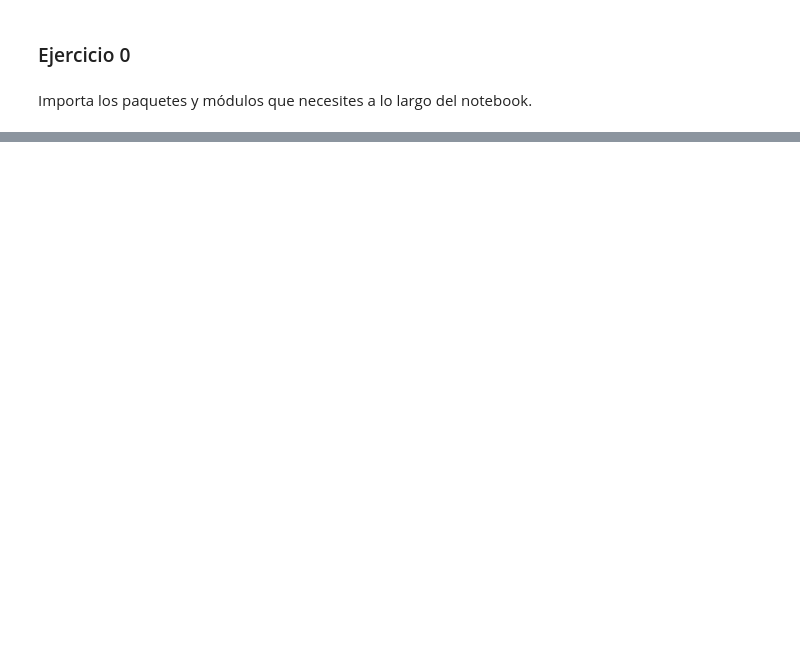
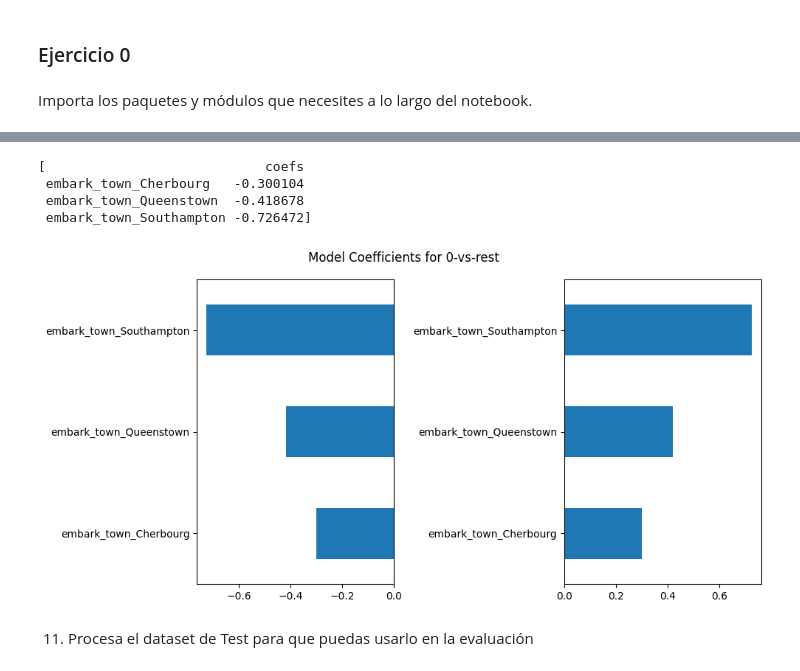
Before and after one commit to jorgegmayorgas/ONLINE_DS_THEBRIDGE_JORGE_GIMENEZ, a Jupyter notebook: 04_Machine_Learning/Sprint_12/Unidad_02/Practica_Obligatoria/18_Practica_Obligatoria_Clasificacion_y_Regresion_Logistica.ipynb, the cells around one changed output, grey strips where cells are left out. Cells and saved outputs as stored; diff of their text form; code cells hidden in the pictures; blank space fills up the shorter version.

```diff
--- a/04_Machine_Learning/Sprint_12/Unidad_02/Practica_Obligatoria/18_Practica_Obligatoria_Clasificacion_y_Regresion_Logistica.ipynb
+++ b/04_Machine_Learning/Sprint_12/Unidad_02/Practica_Obligatoria/18_Practica_Obligatoria_Clasificacion_y_Regresion_Logistica.ipynb
@@ -15,0 +454,27 @@ Importa los paquetes y módulos que necesites a lo largo del notebook.
+# %%
+def show_coefs(model, figsize=(10, 5)):
+    number_of_submodels = model.coef_.shape[0] # Obtenemos el número de submodelos, ya que coef_ devuelve un array de dimensión 2 (ndim de numpy ojo) y la cardinalidad de la primera da el numero de modelos o sea el número de clases
+    # number_of_submodels = len(model.classes_), sería una opción alternativa.
+    list_of_dfs = []
+    for model_index in range(number_of_submodels):
+        df_coef = pd.DataFrame(model.coef_[model_index], index=model.feature_names_in_, columns=["coefs"]) # El indice dice que juego de coeficientes considerar
+
+        fig, ax = plt.subplots(1, 2, figsize=figsize)
+        df_coef.plot(kind="barh", ax=ax[0], legend=False)
+        df_coef.abs().sort_values(by="coefs").plot(kind="barh", ax=ax[1], legend=False)
+        fig.suptitle(f"Model Coefficients for {model_index}-vs-rest") # Cambiamos la leyenda para ver qué modelo está presentando
+
+        fig.tight_layout()
+        list_of_dfs.append(df_coef.copy())
+
+    return list_of_dfs
+
+show_coefs(model)
+# %% [output]
+[                            coefs
+ embark_town_Cherbourg   -0.300104
+ embark_town_Queenstown  -0.418678
+ embark_town_Southampton -0.726472]
+[figure, added]
+# %% [markdown]
+11. Procesa el dataset de Test para que puedas usarlo en la evaluación
```
Also changed, not shown: parts of 53 cells of this notebook, 1 other file.
